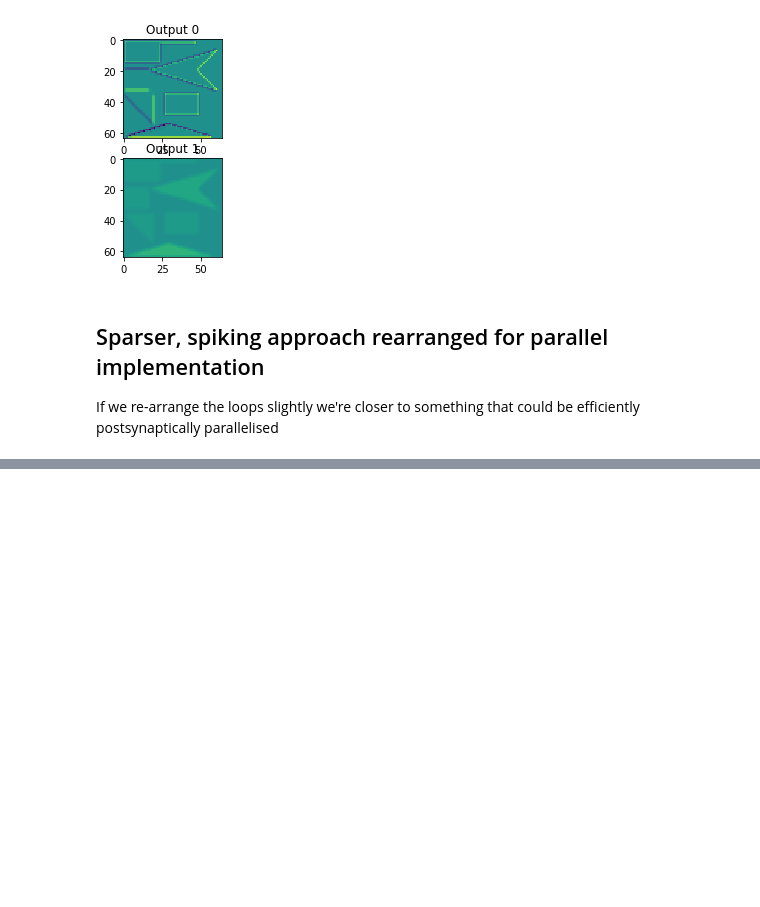
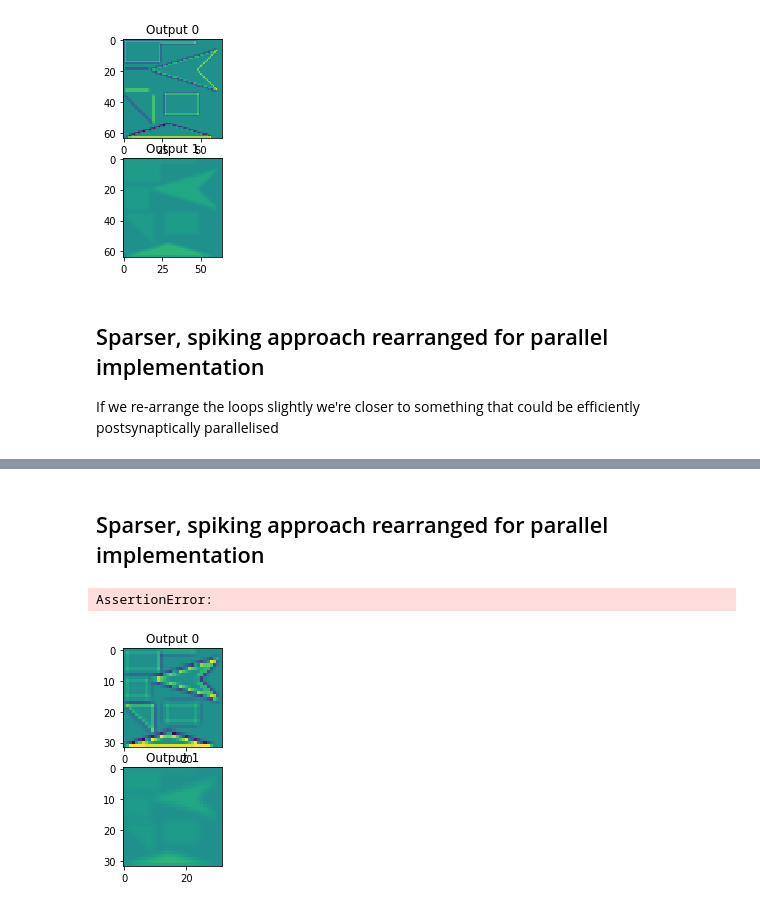
Before and after one commit to neworderofjamie/conv_test, a Jupyter notebook: toeplitz_sparse.ipynb, the cells around one changed output, grey strips where cells are left out. Saved outputs shown, nothing was run; the diff lists cells and outputs as text; code cells hidden in the pictures; blank space fills up the shorter version.

```diff
--- a/toeplitz_sparse.ipynb
+++ b/toeplitz_sparse.ipynb
@@ -550,7 +546,7 @@ for o in range(OUTPUT_CHANNELS):
 # %%
 
 # Zero pad filter to output size
-zero_pad_filt = np.pad(np.flip(filt, axis=3), ((0, 0), (0, 0), (FULL_OUTPUT_SIZE - filt.shape[2], 0), (0, FULL_OUTPUT_SIZE - filt.shape[3])),
+zero_pad_filt = np.pad(np.flip(filt, axis=3), ((0, 0), (0, 0), (FULL_CONV_OUTPUT_SIZE - filt.shape[2], 0), (0, FULL_CONV_OUTPUT_SIZE - filt.shape[3])),
                        "constant", constant_values=0.0)
 # Flip rows
 zero_pad_filt = np.flip(zero_pad_filt, axis=2)
@@ -761,0 +797,49 @@ AssertionError:
+# %% [markdown]
+## Sparser, spiking approach rearranged for parallel implementation
+# %%
+pool_sparser_parallel_spike_output = np.zeros((OUTPUT_CHANNELS, POOL_CONV_OUTPUT_SIZE * POOL_CONV_OUTPUT_SIZE))
+
+KERNEL_SCALE = 1.0 / (POOL_KERNEL_SIZE * POOL_KERNEL_SIZE)
+
+# Parallelise across filter dimensions
+for kern_out_channel in range(filt.shape[0]):
+    for kern_row in range(filt.shape[2]):
+        for kern_col in range(filt.shape[3]):
+            # Extract vector of filter channels used by all spikes
+            filter_channels = filt[kern_out_channel,:,filt.shape[2] - kern_row - 1,filt.shape[3] - kern_col - 1] * KERNEL_SCALE
+
+            # Loop through spikes
+            for pre in spike_indices:
+                # Split pre into row, column and channel going into pool
+                pool_pre_in_row = (pre // INPUT_CHANNELS) // INPUT_SIZE
+                pool_pre_in_col = (pre // INPUT_CHANNELS) % INPUT_SIZE
+                pool_pre_in_chan = pre % INPUT_CHANNELS
+
+                # Calculate corresponding pool output
+                pool_pre_out_row = pool_pre_in_row // POOL_STRIDE
+                pool_stride_row = pool_pre_out_row * POOL_STRIDE
+                pool_pre_out_col = pool_pre_in_col // POOL_STRIDE
+                pool_stride_col = pool_pre_out_col * POOL_STRIDE
+
+                if pool_pre_in_row < (pool_stride_row + POOL_KERNEL_SIZE) and pool_pre_in_col < (pool_stride_col + POOL_KERNEL_SIZE):
+                    # If we haven't gone off edge of output
+                    post_row = pool_pre_out_row + kern_row - POOL_OUTPUT_CROP
+                    post_col = pool_pre_out_col + kern_col - POOL_OUTPUT_CROP
+                    if post_row >= 0 and post_row < POOL_CONV_OUTPUT_SIZE and post_col >= 0 and post_col < POOL_CONV_OUTPUT_SIZE:
+                        post_ind = (post_row * POOL_CONV_OUTPUT_SIZE) + post_col
+
+                        # Update output (coalesced reading of filter row and no collisions on atomic add)
+                        pool_sparser_parallel_spike_output[kern_out_channel,post_ind] += filter_channels[pre_chan]
+
+square_pool_sparser_parallel_spike_output = np.reshape(pool_sparser_parallel_spike_output, (OUTPUT_CHANNELS, POOL_CONV_OUTPUT_SIZE, POOL_CONV_OUTPUT_SIZE))
+
+fig, axes = plt.subplots(OUTPUT_CHANNELS)
+for o in range(OUTPUT_CHANNELS):
+    ax = axes[o] if OUTPUT_CHANNELS > 1 else axes
+    ax.imshow(square_pool_sparser_parallel_spike_output[o], vmin=-10, vmax=10)
+    ax.set_title("Output %u" % o);
+
+assert np.allclose(pool_output_torch.flatten(), square_pool_sparser_parallel_spike_output.flatten())
+# %% [output]
+AssertionError:
+[figure, added]
```
Also changed, not shown: parts of 12 cells of this notebook.
